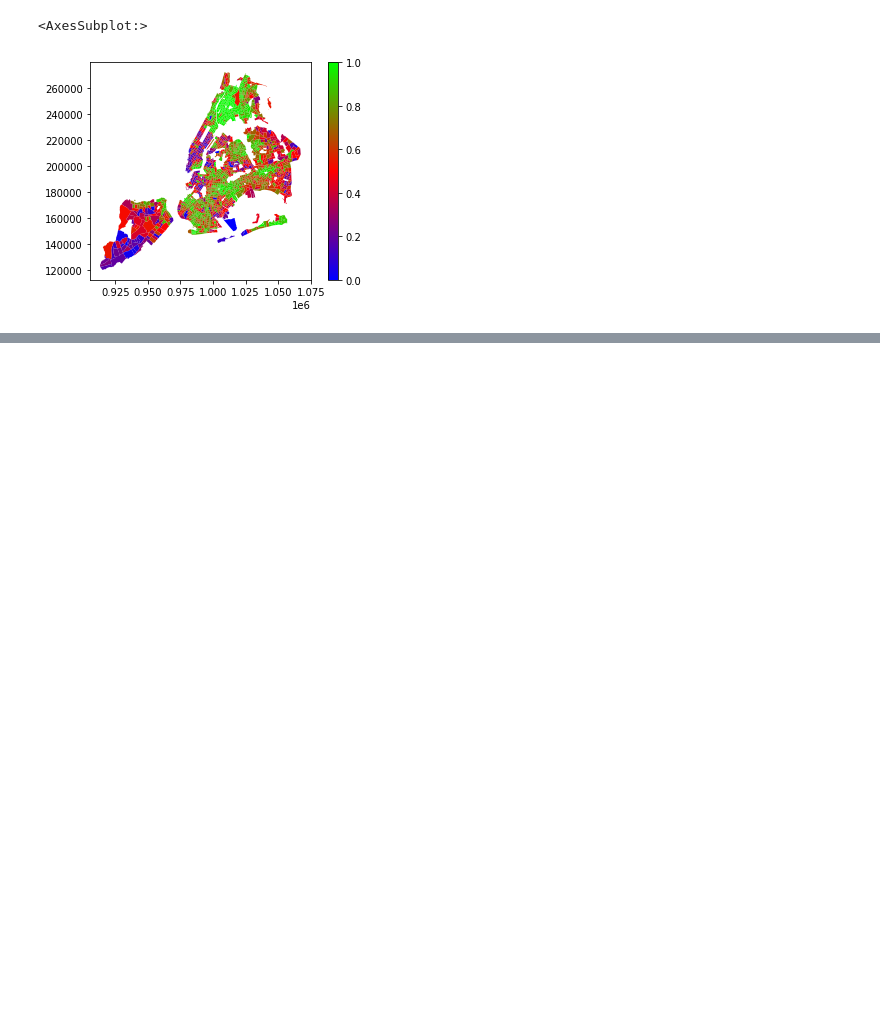
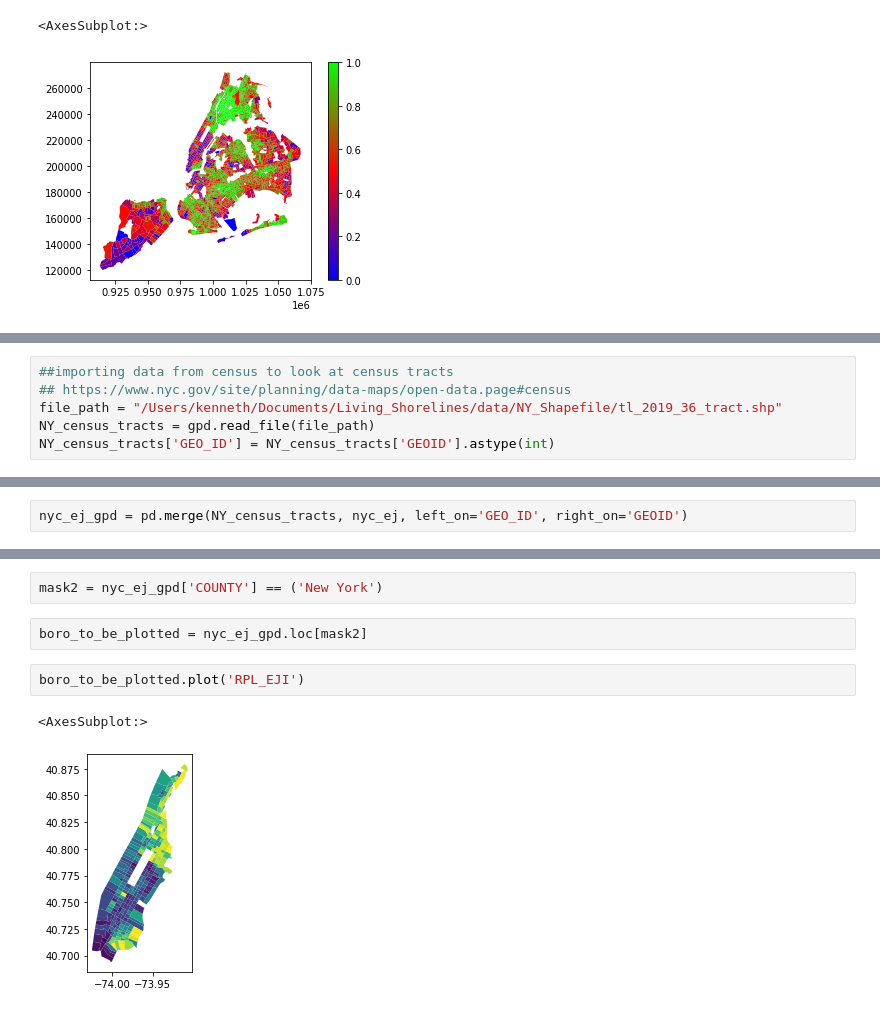
Before and after one commit to KennethA32/Living_Shorelines, a Jupyter notebook: living_shoreline.ipynb, the cells around one changed output, grey strips where cells are left out. Drawn from its saved outputs; the diff is of its cells as text; blank space fills up the shorter version.

```diff
--- a/living_shoreline.ipynb
+++ b/living_shoreline.ipynb
@@ -268,0 +215,6 @@ boro_plotter2(gpd = nyc_ej_gpd, boro = 'Queens', var = 'RPL_EJI' )
+# %%
+##importing data from census to look at census tracts
+## https://www.nyc.gov/site/planning/data-maps/open-data.page#census
+file_path = "/Users/kenneth/Documents/Living_Shorelines/data/NY_Shapefile/tl_2019_36_tract.shp"
+NY_census_tracts = gpd.read_file(file_path)
+NY_census_tracts['GEO_ID'] = NY_census_tracts['GEOID'].astype(int)
@@ -268,0 +223,2 @@ boro_plotter2(gpd = nyc_ej_gpd, boro = 'Queens', var = 'RPL_EJI' )
+# %%
+nyc_ej_gpd = pd.merge(NY_census_tracts, nyc_ej, left_on='GEO_ID', right_on='GEOID')
@@ -268,0 +266,9 @@ boro_plotter2(gpd = nyc_ej_gpd, boro = 'Queens', var = 'RPL_EJI' )
+# %%
+mask2 = nyc_ej_gpd['COUNTY'] == ('New York')
+# %%
+boro_to_be_plotted = nyc_ej_gpd.loc[mask2]
+# %%
+boro_to_be_plotted.plot('RPL_EJI')
+# %% [output]
+<AxesSubplot:>
+[figure, added]
```
Also changed, not shown: parts of 20 cells of this notebook, 10 other files.
